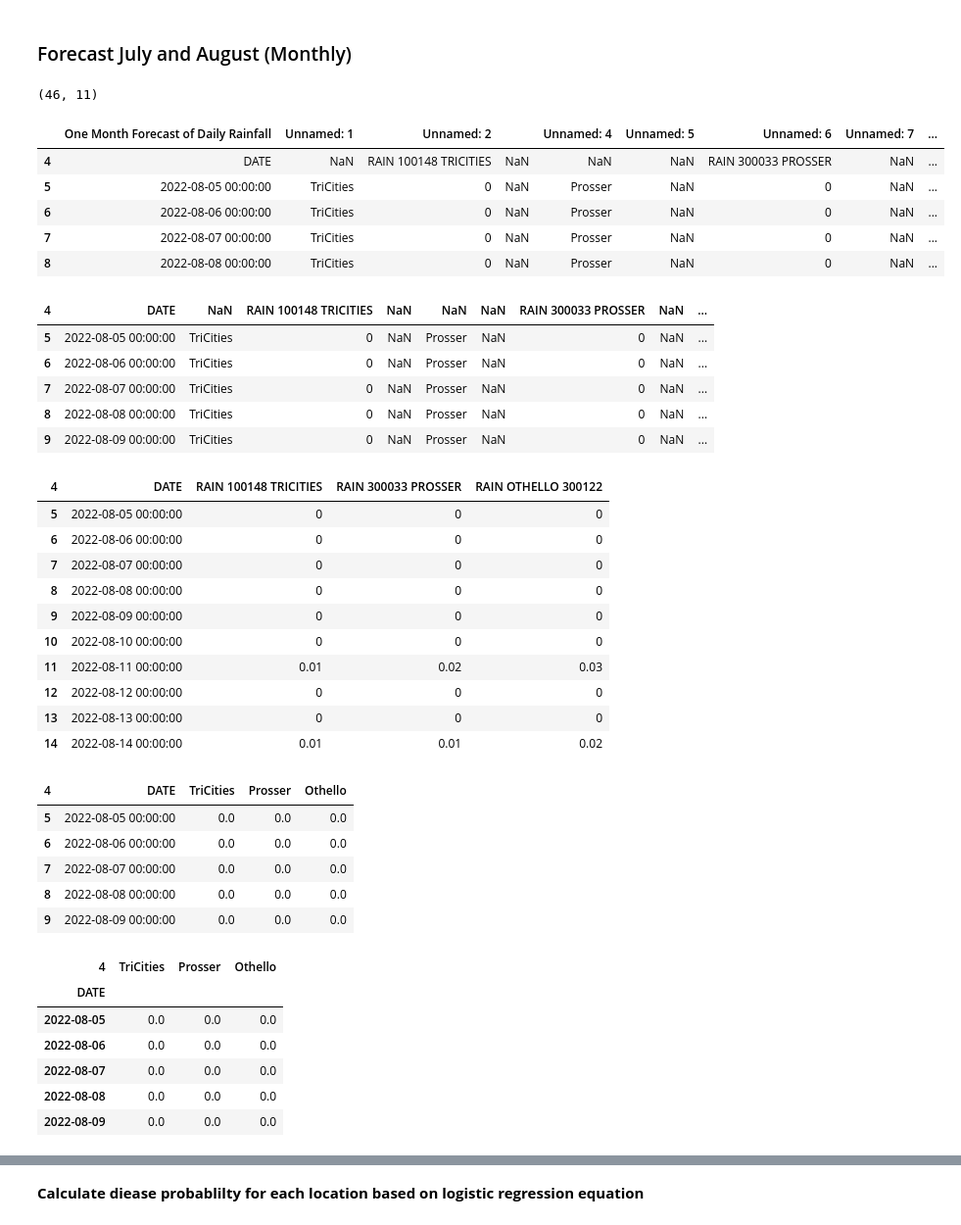
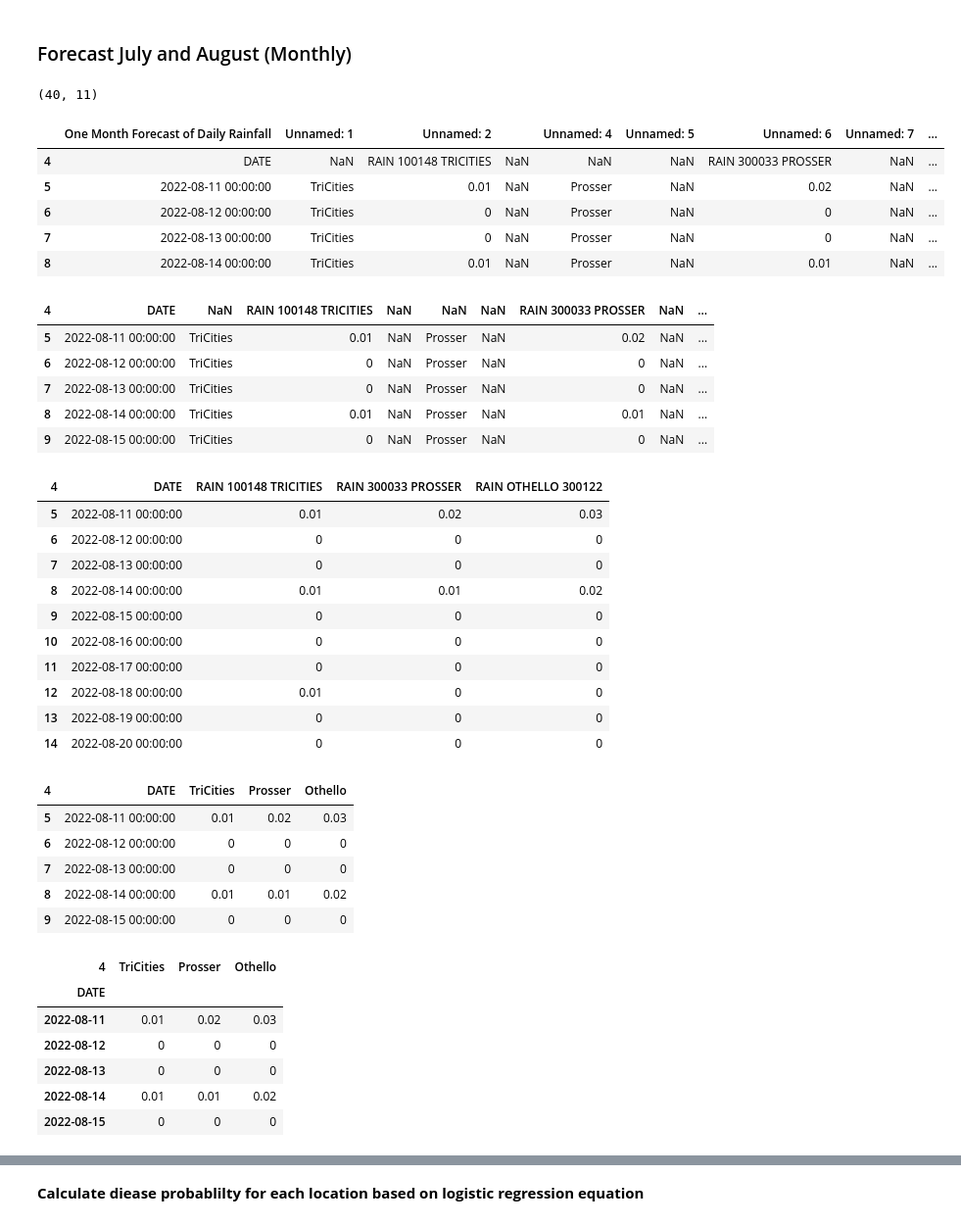
Before and after one commit to d-linnard/LateBlight, a Jupyter notebook: Scripts/Lateblight_2022_JA.ipynb, the cells around one changed output, grey strips where cells are left out. Shown at 98% size. Cells and saved outputs as stored; diff of their text form; code cells hidden in the pictures.

Commit message:
forecasts

```diff
--- a/Scripts/Lateblight_2022_JA.ipynb
+++ b/Scripts/Lateblight_2022_JA.ipynb
@@ -262,44 +262,44 @@ RD_Aug_Tricities= 0
 # %% [markdown]
 ### Forecast July and August (Monthly)
 # %%
-df_forecast = pd.read_excel('8-5_9-9.xlsx', engine='openpyxl')
+df_forecast = pd.read_excel('8-11_9-9.xlsx', engine='openpyxl')
 print(df_forecast.shape)
 df_forecast = df_forecast.iloc[4:39]
 df_forecast.head()
 # %% [output]
-(46, 11)
+(40, 11)
 |  | One Month Forecast of Daily Rainfall | Unnamed: 1 | Unnamed: 2 |  | Unnamed: 4 | Unnamed: 5 | Unnamed: 6 | Unnamed: 7 | ... |
 | 4 | DATE | NaN | RAIN 100148 TRICITIES | NaN | NaN | NaN | RAIN 300033 PROSSER | NaN | ... |
-| 5 | 2022-08-05 00:00:00 | TriCities | 0 | NaN | Prosser | NaN | 0 | NaN | ... |
-| 6 | 2022-08-06 00:00:00 | TriCities | 0 | NaN | Prosser | NaN | 0 | NaN | ... |
-| 7 | 2022-08-07 00:00:00 | TriCities | 0 | NaN | Prosser | NaN | 0 | NaN | ... |
-| 8 | 2022-08-08 00:00:00 | TriCities | 0 | NaN | Prosser | NaN | 0 | NaN | ... |
+| 5 | 2022-08-11 00:00:00 | TriCities | 0.01 | NaN | Prosser | NaN | 0.02 | NaN | ... |
+| 6 | 2022-08-12 00:00:00 | TriCities | 0 | NaN | Prosser | NaN | 0 | NaN | ... |
+| 7 | 2022-08-13 00:00:00 | TriCities | 0 | NaN | Prosser | NaN | 0 | NaN | ... |
+| 8 | 2022-08-14 00:00:00 | TriCities | 0.01 | NaN | Prosser | NaN | 0.01 | NaN | ... |
 # %%
 df_forecast.columns = df_forecast.iloc[0]#rename column
 df_forecast = df_forecast.drop([4])#drop forth row
 df_forecast.head()
 # %% [output]
 | 4 | DATE | NaN | RAIN 100148 TRICITIES | NaN | NaN | NaN | RAIN 300033 PROSSER | NaN | ... |
-| 5 | 2022-08-05 00:00:00 | TriCities | 0 | NaN | Prosser | NaN | 0 | NaN | ... |
-| 6 | 2022-08-06 00:00:00 | TriCities | 0 | NaN | Prosser | NaN | 0 | NaN | ... |
-| 7 | 2022-08-07 00:00:00 | TriCities | 0 | NaN | Prosser | NaN | 0 | NaN | ... |
-| 8 | 2022-08-08 00:00:00 | TriCities | 0 | NaN | Prosser | NaN | 0 | NaN | ... |
-| 9 | 2022-08-09 00:00:00 | TriCities | 0 | NaN | Prosser | NaN | 0 | NaN | ... |
+| 5 | 2022-08-11 00:00:00 | TriCities | 0.01 | NaN | Prosser | NaN | 0.02 | NaN | ... |
+| 6 | 2022-08-12 00:00:00 | TriCities | 0 | NaN | Prosser | NaN | 0 | NaN | ... |
+| 7 | 2022-08-13 00:00:00 | TriCities | 0 | NaN | Prosser | NaN | 0 | NaN | ... |
+| 8 | 2022-08-14 00:00:00 | TriCities | 0.01 | NaN | Prosser | NaN | 0.01 | NaN | ... |
+| 9 | 2022-08-15 00:00:00 | TriCities | 0 | NaN | Prosser | NaN | 0 | NaN | ... |
 # %%
 df_simple = df_forecast[["DATE","RAIN 100148 TRICITIES","RAIN 300033 PROSSER", "RAIN OTHELLO 300122"]]
 df_simple.head(10)
 # %% [output]
 | 4 | DATE | RAIN 100148 TRICITIES | RAIN 300033 PROSSER | RAIN OTHELLO 300122 |
-| 5 | 2022-08-05 00:00:00 | 0 | 0 | 0 |
-| 6 | 2022-08-06 00:00:00 | 0 | 0 | 0 |
-| 7 | 2022-08-07 00:00:00 | 0 | 0 | 0 |
-| 8 | 2022-08-08 00:00:00 | 0 | 0 | 0 |
-| 9 | 2022-08-09 00:00:00 | 0 | 0 | 0 |
-| 10 | 2022-08-10 00:00:00 | 0 | 0 | 0 |
-| 11 | 2022-08-11 00:00:00 | 0.01 | 0.02 | 0.03 |
-| 12 | 2022-08-12 00:00:00 | 0 | 0 | 0 |
-| 13 | 2022-08-13 00:00:00 | 0 | 0 | 0 |
-| 14 | 2022-08-14 00:00:00 | 0.01 | 0.01 | 0.02 |
+| 5 | 2022-08-11 00:00:00 | 0.01 | 0.02 | 0.03 |
+| 6 | 2022-08-12 00:00:00 | 0 | 0 | 0 |
+| 7 | 2022-08-13 00:00:00 | 0 | 0 | 0 |
+| 8 | 2022-08-14 00:00:00 | 0.01 | 0.01 | 0.02 |
+| 9 | 2022-08-15 00:00:00 | 0 | 0 | 0 |
+| 10 | 2022-08-16 00:00:00 | 0 | 0 | 0 |
+| 11 | 2022-08-17 00:00:00 | 0 | 0 | 0 |
+| 12 | 2022-08-18 00:00:00 | 0.01 | 0 | 0 |
+| 13 | 2022-08-19 00:00:00 | 0 | 0 | 0 |
+| 14 | 2022-08-20 00:00:00 | 0 | 0 | 0 |
 # %%
 df_simple = df_simple.rename(columns={"RAIN 100148 TRICITIES": "TriCities",
                           "RAIN 300033 PROSSER": "Prosser",
@@ -309,11 +309,11 @@ df_simple[cols_to_check] = df_simple[cols_to_check].replace({'>=':''}, regex=Tru
 df_simple.head()
 # %% [output]
 | 4 | DATE | TriCities | Prosser | Othello |
-| 5 | 2022-08-05 00:00:00 | 0.0 | 0.0 | 0.0 |
-| 6 | 2022-08-06 00:00:00 | 0.0 | 0.0 | 0.0 |
-| 7 | 2022-08-07 00:00:00 | 0.0 | 0.0 | 0.0 |
-| 8 | 2022-08-08 00:00:00 | 0.0 | 0.0 | 0.0 |
-| 9 | 2022-08-09 00:00:00 | 0.0 | 0.0 | 0.0 |
+| 5 | 2022-08-11 00:00:00 | 0.01 | 0.02 | 0.03 |
+| 6 | 2022-08-12 00:00:00 | 0 | 0 | 0 |
+| 7 | 2022-08-13 00:00:00 | 0 | 0 | 0 |
+| 8 | 2022-08-14 00:00:00 | 0.01 | 0.01 | 0.02 |
+| 9 | 2022-08-15 00:00:00 | 0 | 0 | 0 |
 # %%
 df_simple.index = pd.to_datetime(df_simple['DATE'], errors = 'coerce')
 df_simple= df_simple.drop('DATE',1)
@@ -321,11 +321,11 @@ df_simple.head()
 # %% [output]
 | 4 | TriCities | Prosser | Othello |
 | DATE |  |  |  |
-| 2022-08-05 | 0.0 | 0.0 | 0.0 |
-| 2022-08-06 | 0.0 | 0.0 | 0.0 |
-| 2022-08-07 | 0.0 | 0.0 | 0.0 |
-| 2022-08-08 | 0.0 | 0.0 | 0.0 |
-| 2022-08-09 | 0.0 | 0.0 | 0.0 |
+| 2022-08-11 | 0.01 | 0.02 | 0.03 |
+| 2022-08-12 | 0 | 0 | 0 |
+| 2022-08-13 | 0 | 0 | 0 |
+| 2022-08-14 | 0.01 | 0.01 | 0.02 |
+| 2022-08-15 | 0 | 0 | 0 |
 # %%
 grouped_forecast = (df_simple).astype(bool).groupby(df_simple.index.month).sum().reset_index()
 grouped_forecast
```
Also changed, not shown: parts of 2 cells of this notebook, 6 other files.
